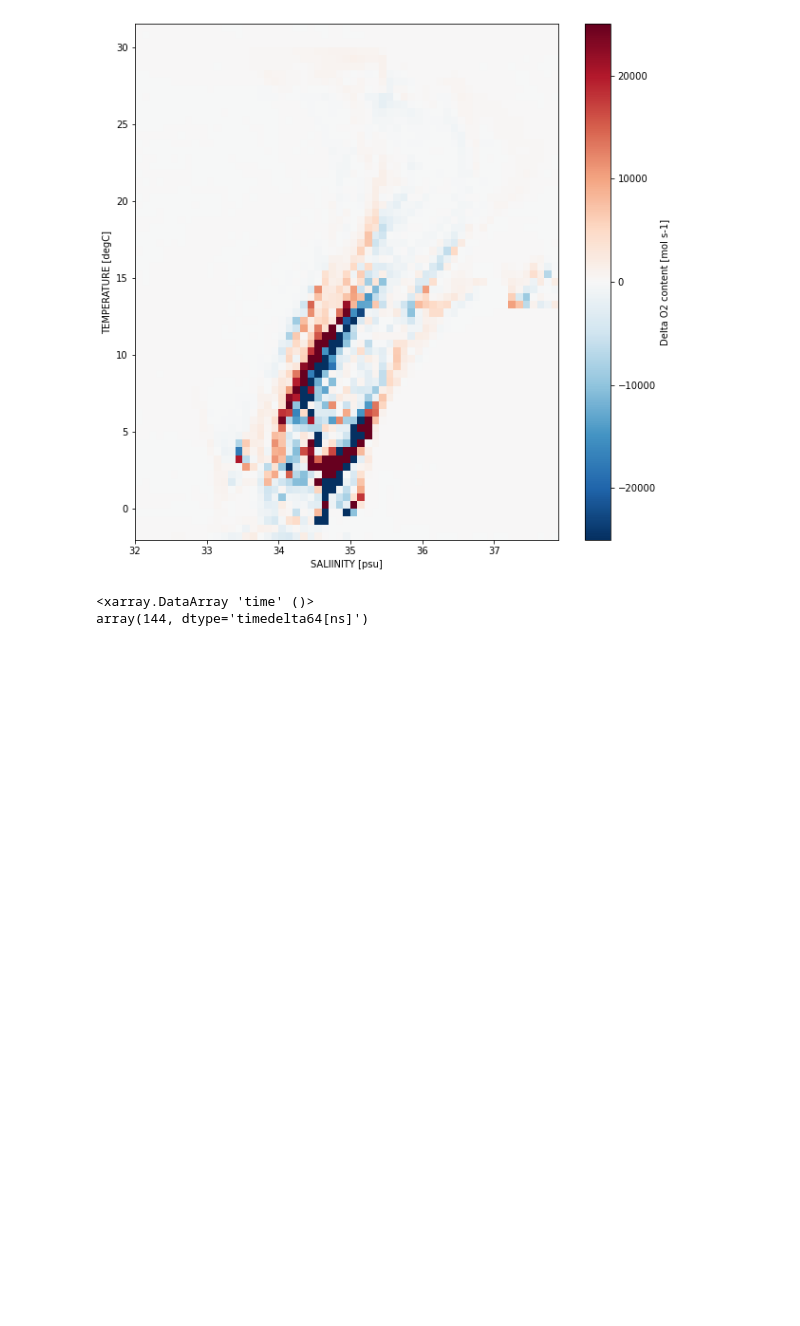
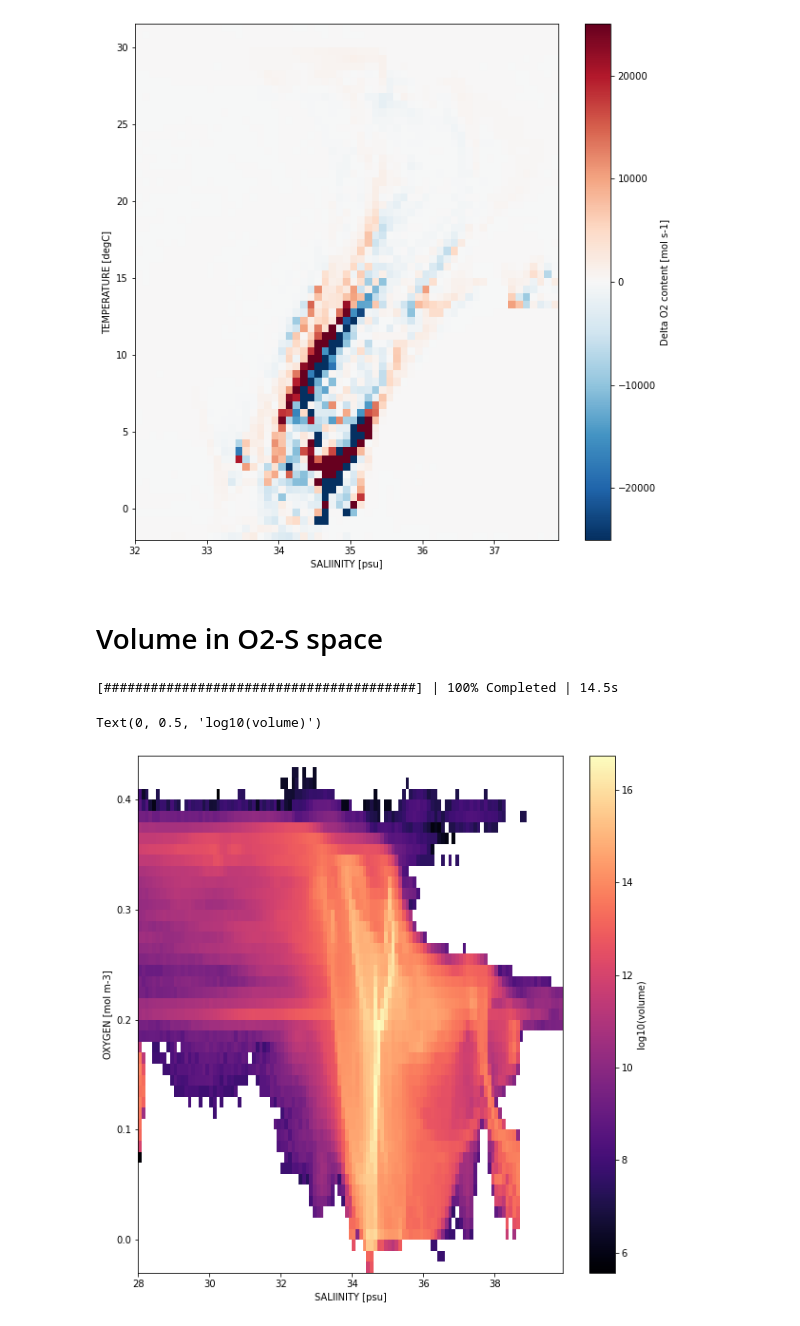
Before and after one commit to gmacgilchrist/oxygen, a Jupyter notebook: notebooks/dev_o2-in-TS.ipynb, the cells around one changed output. Saved outputs shown, nothing was run; the diff lists cells and outputs as text; code cells hidden in the pictures; blank space fills up the shorter version.

Commit message:
o2-s space

```diff
--- a/notebooks/dev_o2-in-TS.ipynb
+++ b/notebooks/dev_o2-in-TS.ipynb
@@ -18,6 +41,7 @@ import os
 from dask.diagnostics import ProgressBar
 # %%
 config_id = 'ESM4_historical_D1'
+dmget = False
 
 ds = xr.Dataset()
 if (config_id == 'ESM4_piControl_D') or (config_id == 'ESM4_historical_D1'):
@@ -36,21 +60,27 @@ if (config_id == 'ESM4_piControl_D') or (config_id == 'ESM4_historical_D1'):
     for variable in variables:
         pathDict['add'] = variable
         path=gu.core.get_pathspp(**pathDict)
-        # gu.core.issue_dmget(path)
-        ds[variable] = gu.core.open_frompp(**pathDict)[variable]
+        if dmget:
+            gu.core.issue_dmget(path)
+        else:
+            ds[variable] = gu.core.open_frompp(**pathDict)[variable]
 
     pathDict['ppname']='ocean_annual_z_1x1deg'
     variables = ['thetao','so','volcello']
     for variable in variables:
         pathDict['add'] = variable
         path=gu.core.get_pathspp(**pathDict)
-        # gu.core.issue_dmget(path)
-        ds[variable] = gu.core.open_frompp(**pathDict)[variable]
+        if dmget:
+            gu.core.issue_dmget(path)
+        else:
+            ds[variable] = gu.core.open_frompp(**pathDict)[variable]
     gridpath=gu.core.get_pathstatic(pathDict['pp'],pathDict['ppname'])
-    # gu.core.issue_dmget(gridpath)
-    grid = xr.open_dataset(gridpath)
+    if dmget:
+        gu.core.issue_dmget(gridpath)
+    else:
+        grid = xr.open_dataset(gridpath)
 
-ds = ds.squeeze()
+ds = ds.chunk({'time':1,squeeze()
 # %% [markdown]
 #### Time-mean distribution of oxygen content in TS space
 # %%
@@ -96,8 +126,31 @@ cb.ax.set_ylabel('Delta O2 content [mol s-1]')
 # %% [output]
 Text(0, 0.5, 'Delta O2 content [mol s-1]')
 [figure]
-# %%
-dt*1e-9/31536000
-# %% [output]
-<xarray.DataArray 'time' ()>
-array(144, dtype='timedelta64[ns]')
+# %% [markdown]
+# Volume in O2-S space
+# %%
+o2 = ds['o2']
+o2_bins = np.arange(-0.03,0.45,0.01)
+so_bins = np.arange(28,40,0.1)
+hs = histogram(ds['o2'],ds['so'],
+               bins=[o2_bins,so_bins],
+               dim=['lon','lat','z_l'],
+               weights=ds['volcello'])
+# %%
+with ProgressBar():
+    hs = hs.compute()
+# %% [output]
+[########################################] | 100% Completed | 14.5s
+# %%
+fig,ax = plt.subplots(figsize=(10,10))
+x = hs['so_bin']
+y = hs['o2_bin']
+c = np.log10(hs.mean('time'))
+im = ax.pcolormesh(x,y,c,shading='auto',cmap='magma')
+ax.set_xlabel('SALIINITY [psu]')
+ax.set_ylabel('OXYGEN [mol m-3]')
+cb = plt.colorbar(im,ax=ax)
+cb.ax.set_ylabel('log10(volume)')
+# %% [output]
+Text(0, 0.5, 'log10(volume)')
+[figure, added]
```
Also changed, not shown: parts of 13 cells of this notebook.
